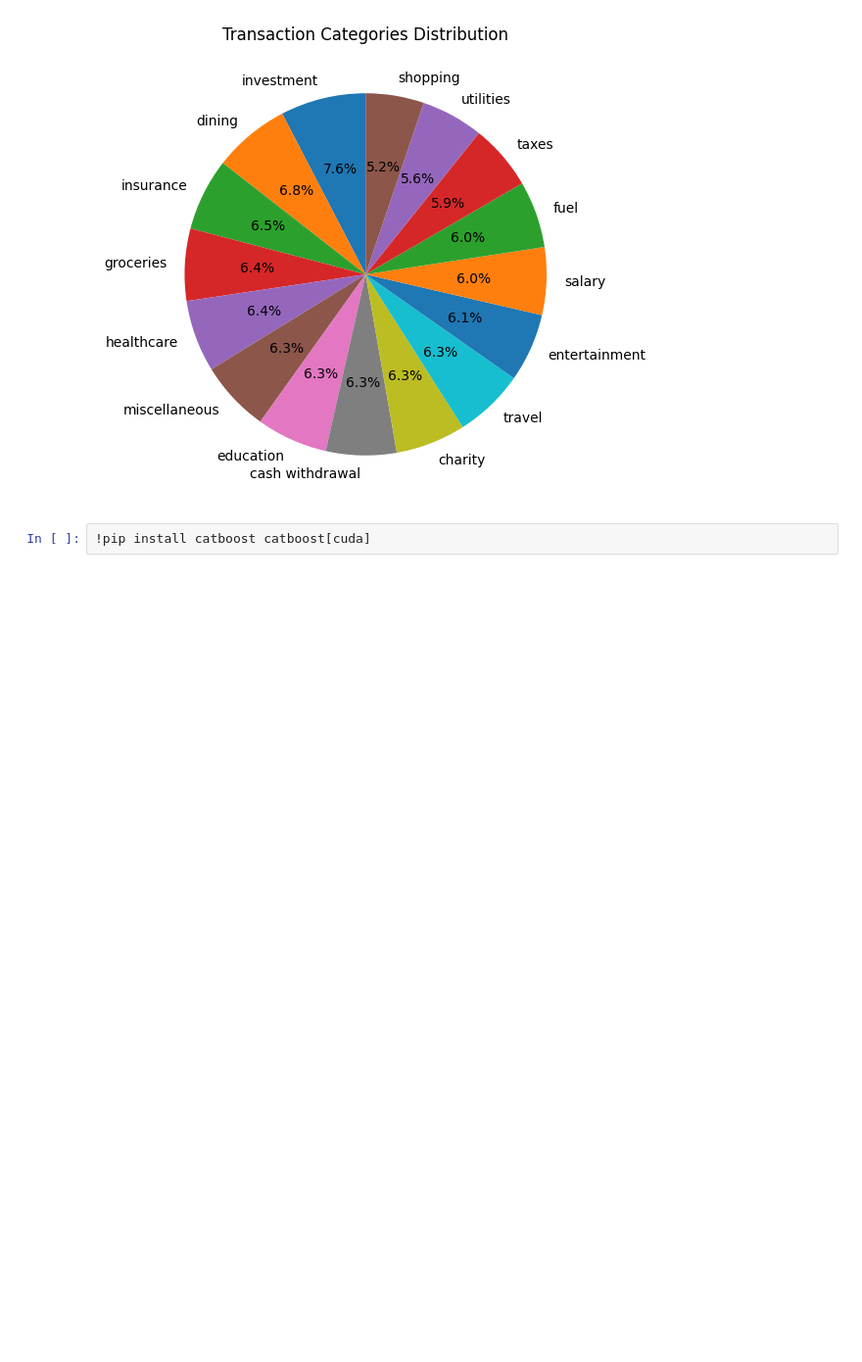
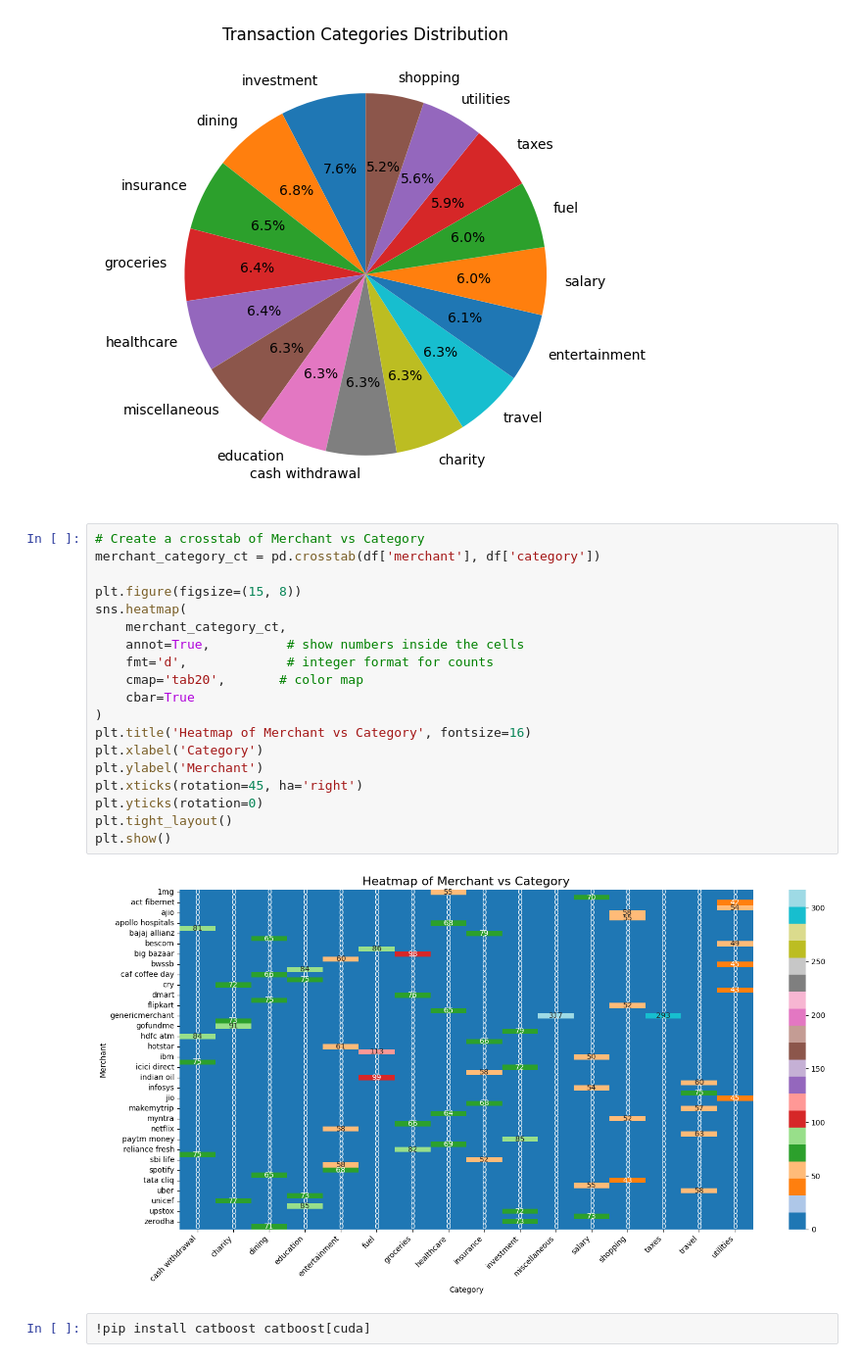
Before and after one commit to sthitaprajnadas/gcp-aiml-works, a Jupyter notebook: trans_classifier.ipynb, the cells around one changed output. Shown at 98% size. Saved outputs shown, nothing was run; the diff lists cells and outputs as text; blank space fills up the shorter version.

```diff
--- a/trans_classifier.ipynb
+++ b/trans_classifier.ipynb
@@ -112,6 +112,27 @@ plt.ylabel('')
 plt.show()
 # %% [output]
 [figure]
+# %%
+# Create a crosstab of Merchant vs Category
+merchant_category_ct = pd.crosstab(df['merchant'], df['category'])
+
+plt.figure(figsize=(15, 8))
+sns.heatmap(
+    merchant_category_ct,
+    annot=True,          # show numbers inside the cells
+    fmt='d',             # integer format for counts
+    cmap='tab20',       # color map
+    cbar=True
+)
+plt.title('Heatmap of Merchant vs Category', fontsize=16)
+plt.xlabel('Category')
+plt.ylabel('Merchant')
+plt.xticks(rotation=45, ha='right')
+plt.yticks(rotation=0)
+plt.tight_layout()
+plt.show()
+# %% [output]
+[figure, added]
 # %%
 !pip install catboost catboost[cuda]
 # %% [output]
```
